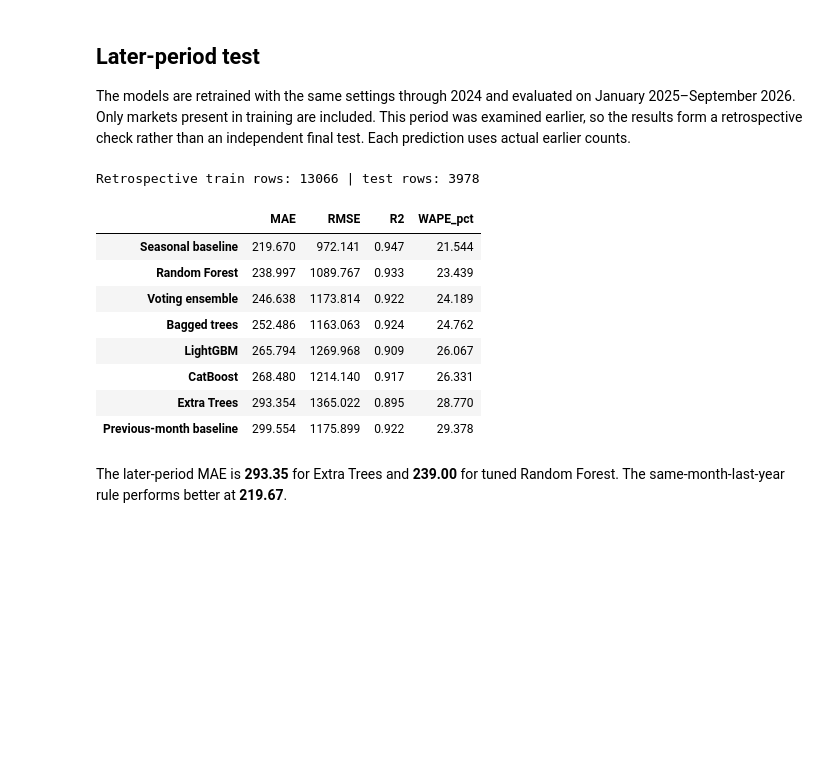
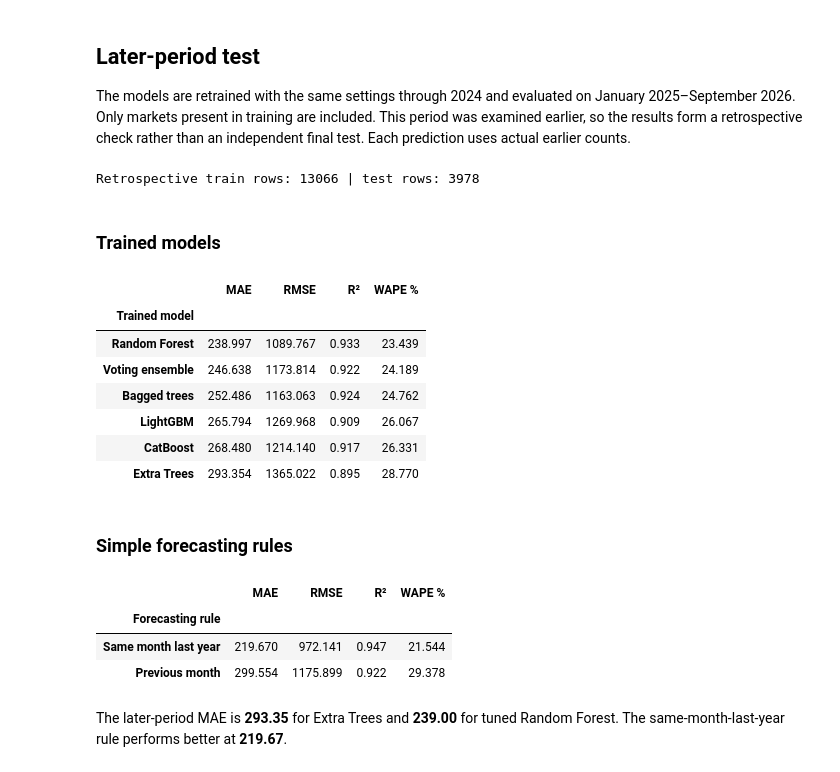
Before and after one commit to sbuhary/sri-lanka-tourism-forecast, a Jupyter notebook: notebooks/Tourism_Arrivals_Analysis.ipynb, the cells around one changed output. Drawn from its saved outputs; the diff is of its cells as text; code cells hidden in the pictures; blank space fills up the shorter version.

```diff
--- a/notebooks/Tourism_Arrivals_Analysis.ipynb
+++ b/notebooks/Tourism_Arrivals_Analysis.ipynb
@@ -219,10 +221,24 @@ def compare_models(fitted, frame):
                          for name, prediction in estimates.items()}).T.sort_values('MAE')
 
 
+def show_comparison(scores, decimals=3):
+    rule_names = ['Previous-month baseline', 'Seasonal baseline']
+    trained = scores.loc[~scores.index.isin(rule_names)].copy()
+    rules = scores.loc[scores.index.isin(rule_names)].copy()
+    trained.index.name = 'Trained model'
+    rules = rules.rename(index={'Previous-month baseline': 'Previous month',
+                                'Seasonal baseline': 'Same month last year'})
+    rules.index.name = 'Forecasting rule'
+    display(Markdown('### Trained models'))
+    display(trained.rename(columns={'R2': 'R²', 'WAPE_pct': 'WAPE %'}).round(decimals))
+    display(Markdown('### Simple forecasting rules'))
+    display(rules.rename(columns={'R2': 'R²', 'WAPE_pct': 'WAPE %'}).round(decimals))
+
+
 models = fit_models(train_data)
 comparison = compare_models(models, validation_data)
 chosen_name = 'Extra Trees'
-display(comparison.round(3))
+show_comparison(comparison)
 
 
 def predict_arrivals(frame):
@@ -286,22 +307,27 @@ The models are retrained with the same settings through 2024 and evaluated on Ja
 # %%
 assessment_train = data.loc[data.Month.dt.year.between(2019, 2024)].copy()
 assessment_data = data.loc[data.Month.dt.year.ge(2025)].copy()
 assessment_data = assessment_data.loc[assessment_data.Country.isin(assessment_train.Country.unique())]
 assessment_models = fit_models(assessment_train)
 assessment_comparison = compare_models(assessment_models, assessment_data)
 print('Retrospective train rows:', len(assessment_train), '| test rows:', len(assessment_data))
-display(assessment_comparison.round(3))
+show_comparison(assessment_comparison)
 # %% [output]
 Retrospective train rows: 13066 | test rows: 3978
+### Trained models
-|  | MAE | RMSE | R2 | WAPE_pct |
-| Seasonal baseline | 219.670 | 972.141 | 0.947 | 21.544 |
+|  | MAE | RMSE | R² | WAPE % |
+| Trained model |  |  |  |  |
 | Random Forest | 238.997 | 1089.767 | 0.933 | 23.439 |
 | Voting ensemble | 246.638 | 1173.814 | 0.922 | 24.189 |
 | Bagged trees | 252.486 | 1163.063 | 0.924 | 24.762 |
 | LightGBM | 265.794 | 1269.968 | 0.909 | 26.067 |
 | CatBoost | 268.480 | 1214.140 | 0.917 | 26.331 |
 | Extra Trees | 293.354 | 1365.022 | 0.895 | 28.770 |
-| Previous-month baseline | 299.554 | 1175.899 | 0.922 | 29.378 |
+### Simple forecasting rules
+|  | MAE | RMSE | R² | WAPE % |
+| Forecasting rule |  |  |  |  |
+| Same month last year | 219.670 | 972.141 | 0.947 | 21.544 |
+| Previous month | 299.554 | 1175.899 | 0.922 | 29.378 |
 # %% [markdown]
 The later-period MAE is **293.35** for Extra Trees and **239.00** for tuned Random Forest. The same-month-last-year rule performs better at **219.67**.
 # %% [markdown]
```
Also changed, not shown: parts of 4 cells of this notebook.
